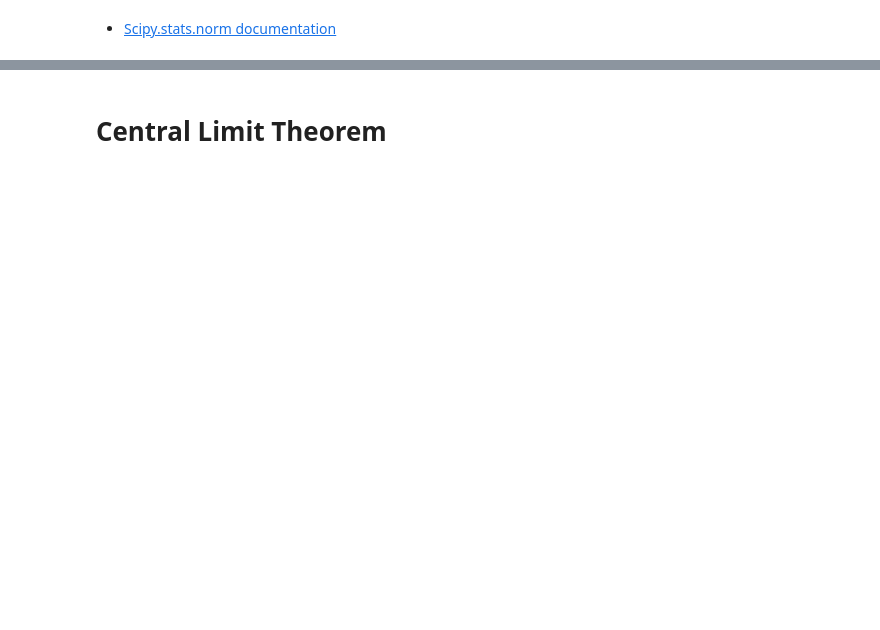
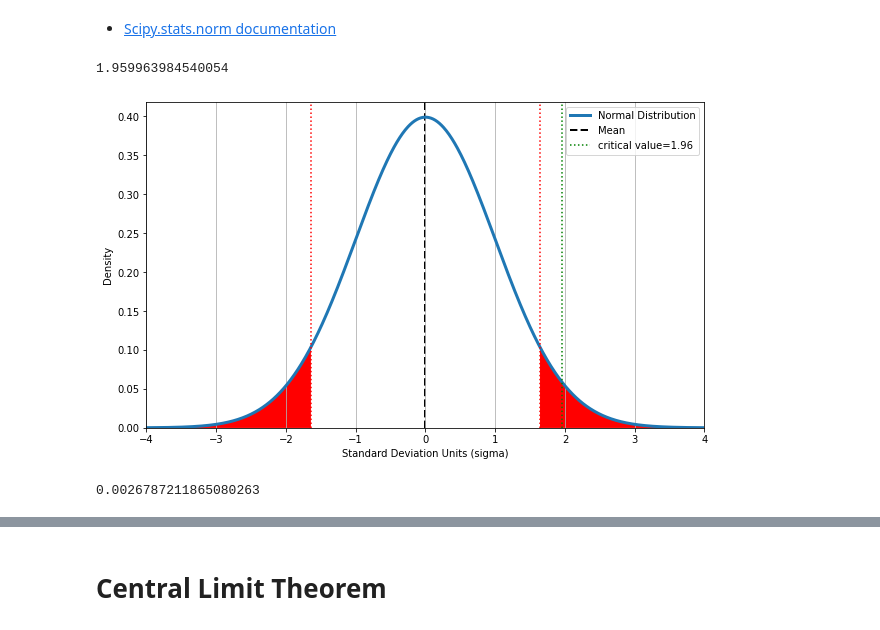
Before and after one commit to jirvingphd/fsds_070620_FT, a Jupyter notebook: Mod_2/sect_13/sect_13_central_limit_theorem_SG.ipynb, the cells around one changed output, grey strips where cells are left out. Saved outputs shown, nothing was run; the diff lists cells and outputs as text; code cells hidden in the pictures; blank space fills up the shorter version.

```diff
--- a/Mod_2/sect_13/sect_13_central_limit_theorem_SG.ipynb
+++ b/Mod_2/sect_13/sect_13_central_limit_theorem_SG.ipynb
@@ -213,12 +257,20 @@ ax.legend()
 # %% [markdown]
 - [Scipy.stats.norm documentation](https://docs.scipy.org/doc/scipy/reference/generated/scipy.stats.norm.html)
 # %%
-critical_value = stats.norm.ppf(1-.05)
+critical_value = stats.norm.ppf(.975)
 critical_value
+# %% [output]
+1.959963984540054
 # %%
-ax.axvline(critical_value,color='green',ls=':',label='critical value')
+ax.axvline(critical_value,color='green',ls=':',
+           label=f'critical value={round(critical_value,4)}')
 ax.legend()
 fig
+# %% [output]
+[figure, added]
 # %%
-alpha=0.05
-1 - stats.norm.cdf(z_alien)
+##
+p = 1 - stats.norm.cdf(z_alien)
+p
+# %% [output]
+0.0026787211865080263
```
Also changed, not shown: parts of 33 cells of this notebook.
